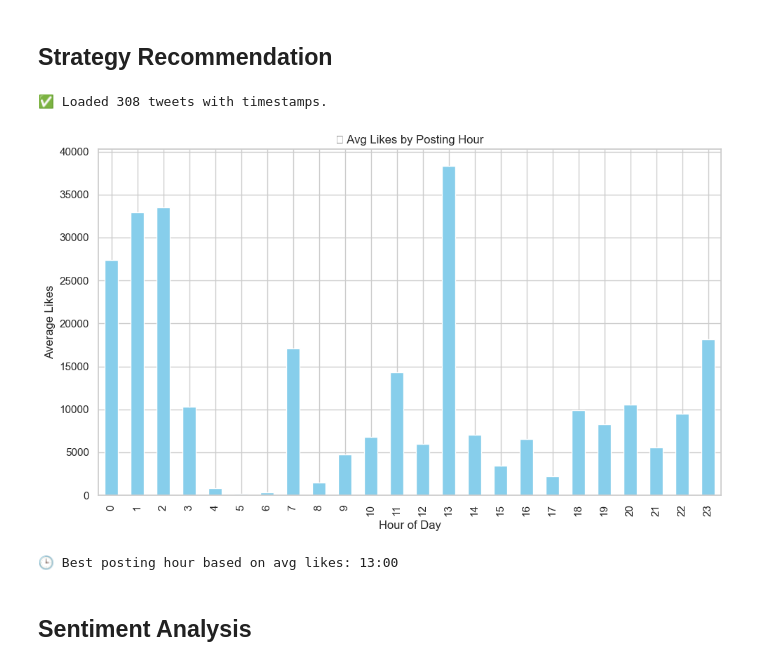
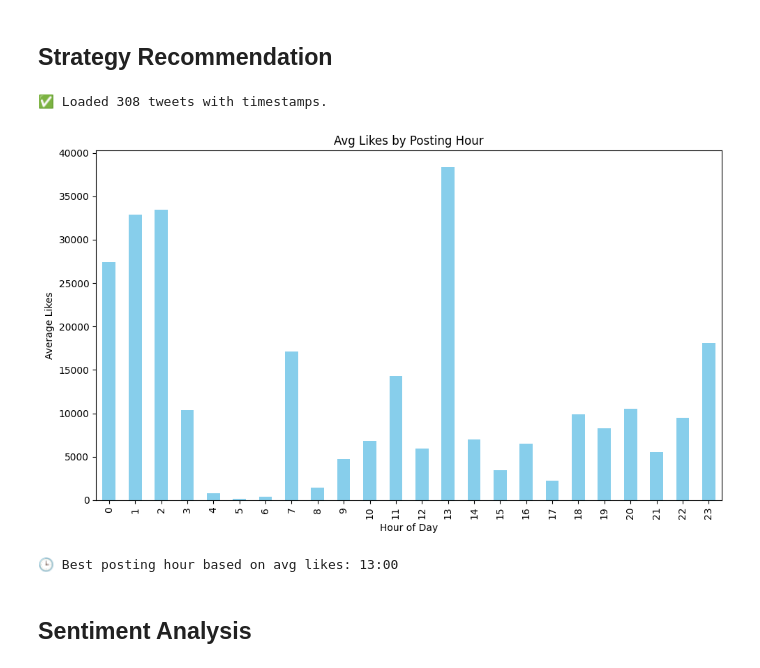
Before and after one commit to codingwithiz/WIF3009-Project, a Jupyter notebook: model_prediction.ipynb, the cells around one changed output. Drawn from its saved outputs; the diff is of its cells as text; code cells hidden in the pictures.

```diff
--- a/model_prediction.ipynb
+++ b/model_prediction.ipynb
@@ -686,35 +666,35 @@ for user in tweets:
                         rows.append({
                             'text': text,
                             'hour': dt.hour,
                             'likes': legacy.get('favorite_count', 0),
                             'retweets': legacy.get('retweet_count', 0)
                         })
                     except Exception as e:
                         print(f"Skipping tweet due to error: {e}")
 
 df_tweets = pd.DataFrame(rows)
 print(f"✅ Loaded {len(df_tweets)} tweets with timestamps.")
 
 # ---------------------------------------
 # PART C: Optimal Posting Time
 # ---------------------------------------
 
 hourly_likes = df_tweets.groupby('hour')['likes'].mean()
 best_hour = hourly_likes.idxmax()
 
 plt.figure(figsize=(10, 6))
 hourly_likes.plot(kind='bar', color='skyblue')
-plt.title("📈 Avg Likes by Posting Hour")
+plt.title("Avg Likes by Posting Hour")
 plt.xlabel("Hour of Day")
 plt.ylabel("Average Likes")
 plt.tight_layout()
 plt.savefig("data/outputs/visualizations/engagement_by_hour.png", dpi=300)
 plt.show()
 
 print(f"🕒 Best posting hour based on avg likes: {best_hour}:00")
 # %% [output]
 ✅ Loaded 308 tweets with timestamps.
-[figure, old version]
+[figure, new version]
 🕒 Best posting hour based on avg likes: 13:00
 # %% [markdown]
 ## Sentiment Analysis
```
Also changed, not shown: parts of 13 cells of this notebook, 9 other files.
